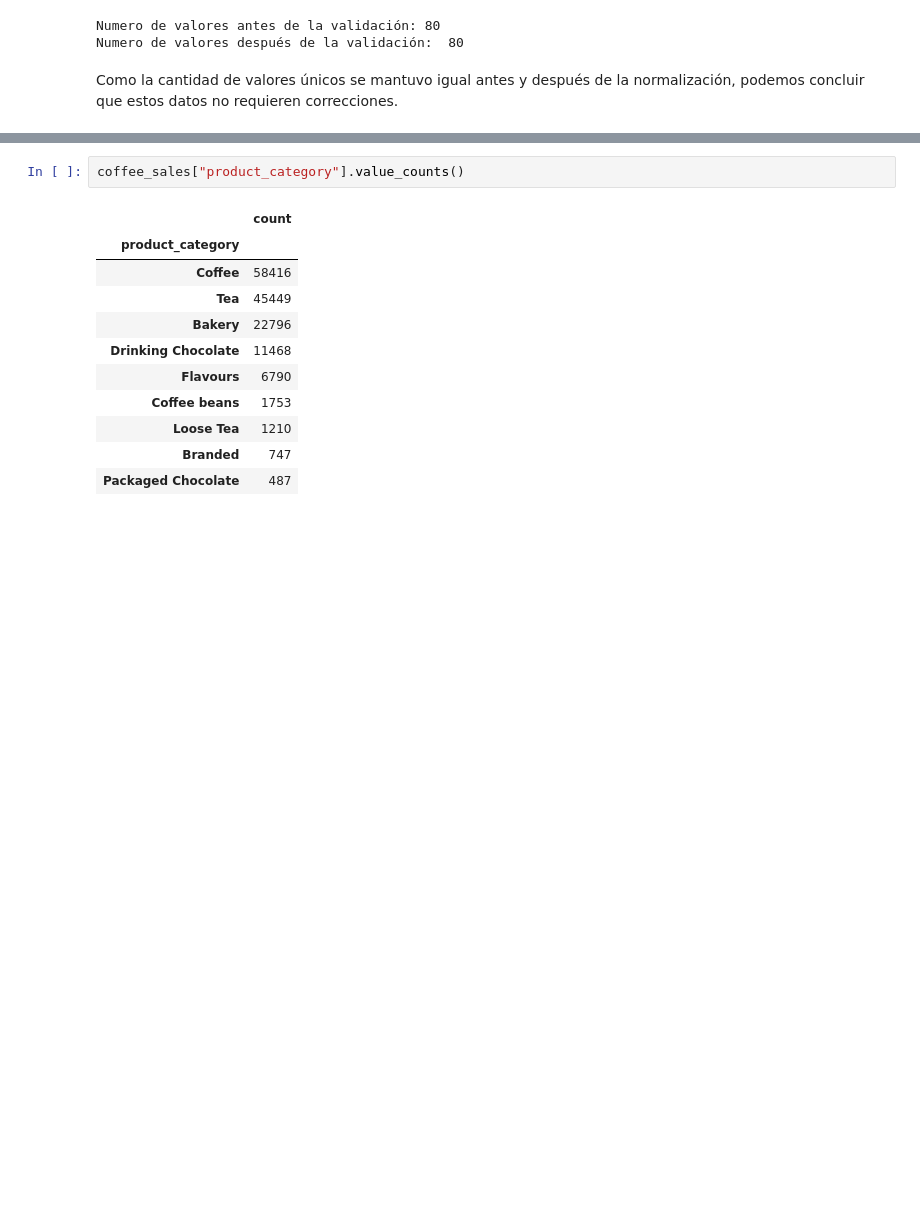
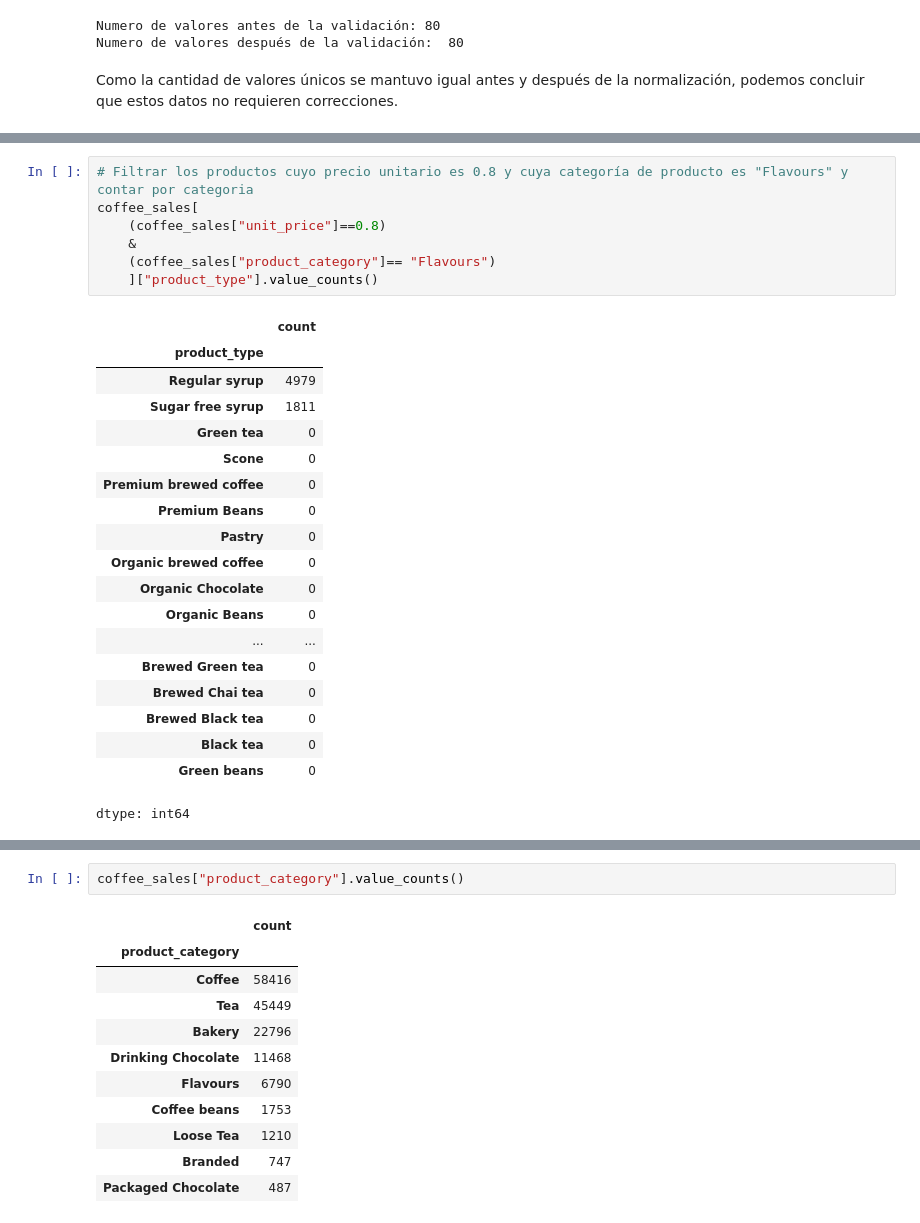
Before and after one commit to eddieisoffline/Portfolio-Data-Science, a Jupyter notebook: cafe/notebook/notebook.ipynb, the cells around one changed output, grey strips where cells are left out. Saved outputs shown, nothing was run; the diff lists cells and outputs as text; blank space fills up the shorter version.

```diff
--- a/cafe/notebook/notebook.ipynb
+++ b/cafe/notebook/notebook.ipynb
@@ -420,0 +461,27 @@ dtype: int64
+# %%
+# Filtrar los productos cuyo precio unitario es 0.8 y cuya categoría de producto es "Flavours" y contar por categoria
+coffee_sales[
+    (coffee_sales["unit_price"]==0.8)
+    &
+    (coffee_sales["product_category"]== "Flavours")
+    ]["product_type"].value_counts()
+# %% [output]
+|  | count |
+| product_type |  |
+| Regular syrup | 4979 |
+| Sugar free syrup | 1811 |
+| Green tea | 0 |
+| Scone | 0 |
+| Premium brewed coffee | 0 |
+| Premium Beans | 0 |
+| Pastry | 0 |
+| Organic brewed coffee | 0 |
+| Organic Chocolate | 0 |
+| Organic Beans | 0 |
+| ... | ... |
+| Brewed Green tea | 0 |
+| Brewed Chai tea | 0 |
+| Brewed Black tea | 0 |
+| Black tea | 0 |
+| Green beans | 0 |
+dtype: int64
```
Also changed, not shown: parts of 30 cells of this notebook.
